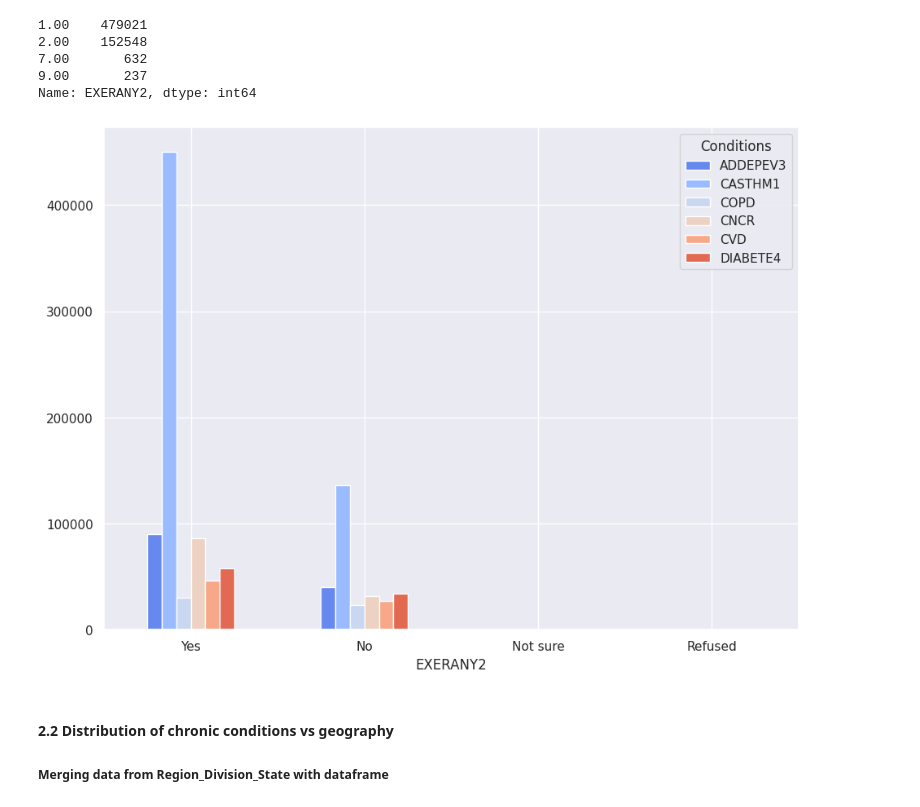
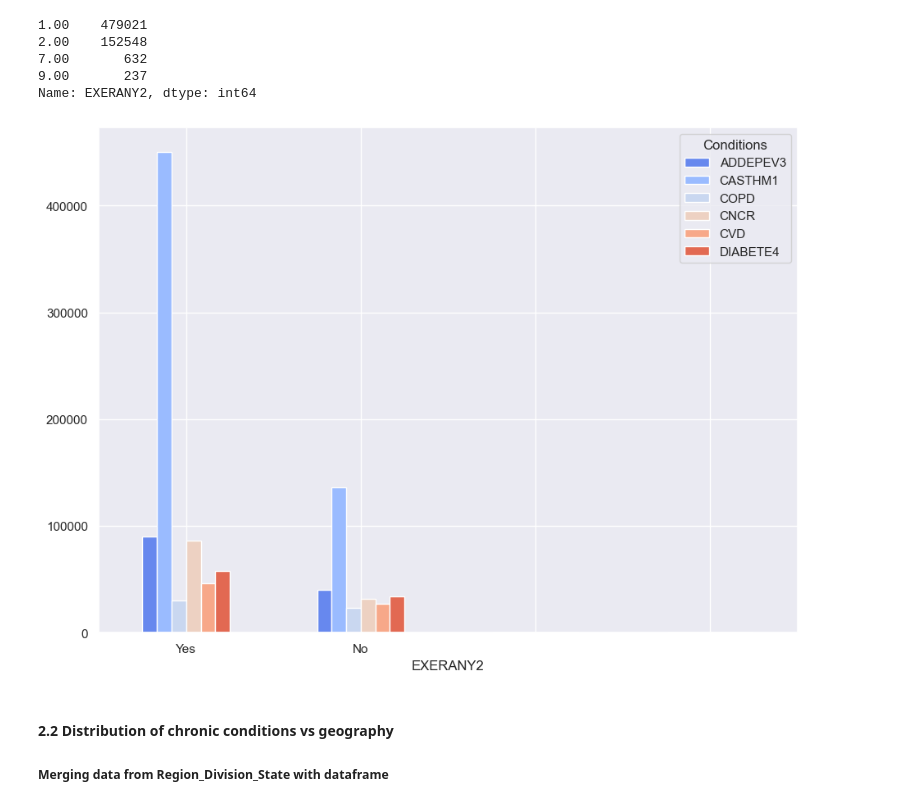
Before and after one commit to greghowa/CS6140-HW6, a Jupyter notebook: assignment6.ipynb, the cells around one changed output. Drawn from its saved outputs; the diff is of its cells as text; code cells hidden in the pictures.

```diff
--- a/assignment6.ipynb
+++ b/assignment6.ipynb
@@ -590,10 +653,10 @@ cf["EXERANY2"].value_counts()
 9.00       237
 Name: EXERANY2, dtype: int64
 # %%
-labels = ["Yes", "No", "Not sure", "Refused"]
+labels = ["Yes", "No", "", ""] # Not sure & refused didn't even show up
 plot_cond_demographic("EXERANY2", labels)
 # %% [output]
-[figure, old version]
+[figure, new version]
 # %% [markdown]
 #### 2.2 Distribution of chronic conditions vs geography
 ##### Merging data from Region_Division_State with dataframe
```
Also changed, not shown: parts of 36 cells of this notebook.
